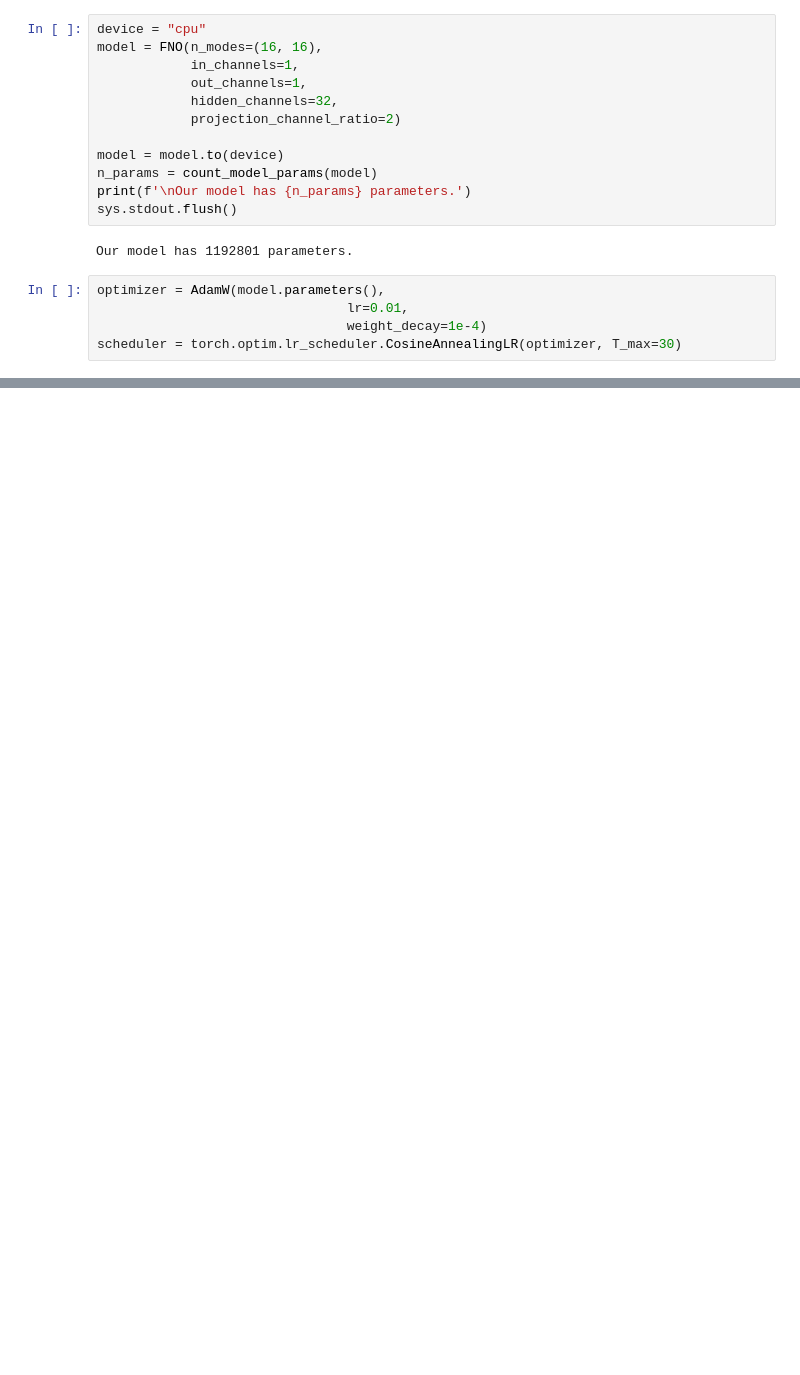
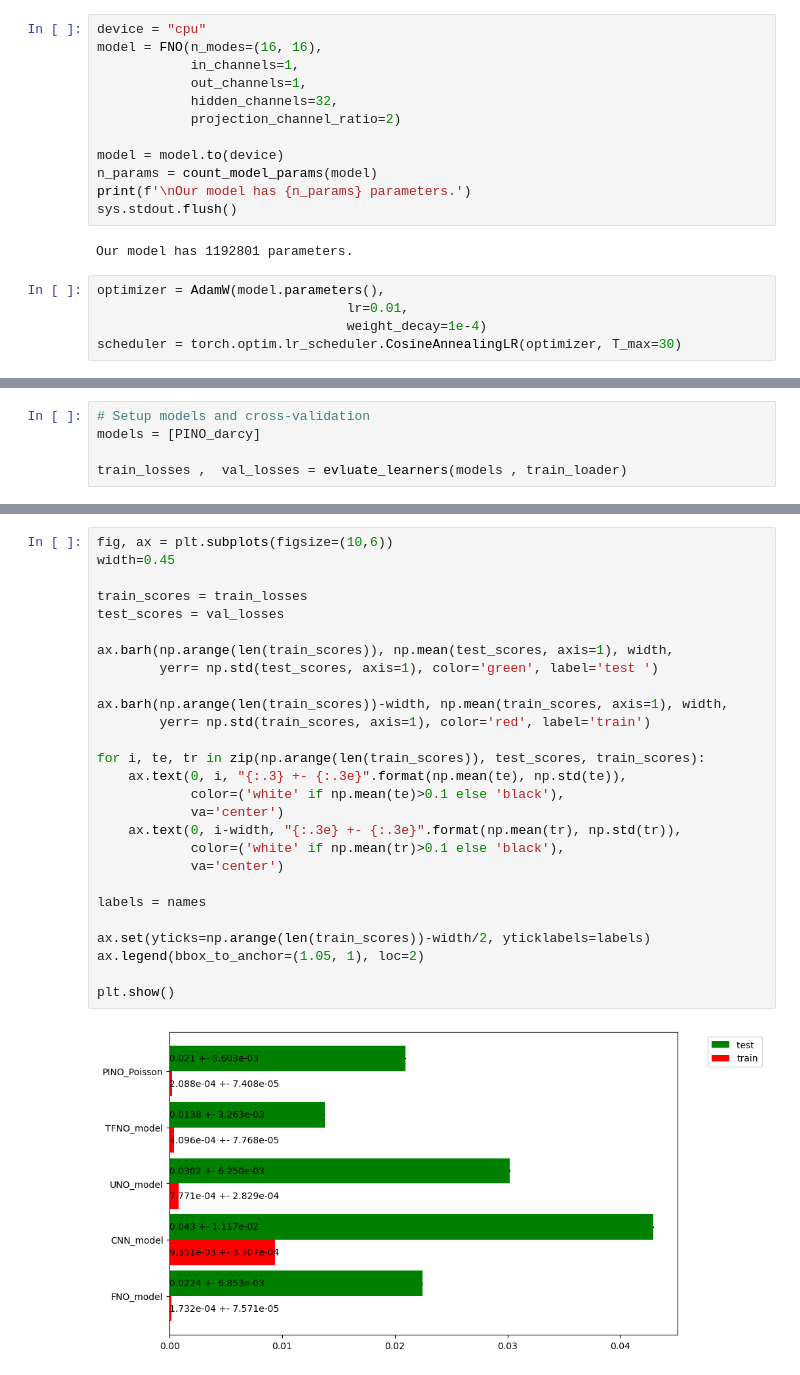
Before and after one commit to Mohammed-khlifi/NeuralPDE-Solver, a Jupyter notebook: FNO.ipynb, the cells around one changed output, grey strips where cells are left out. Cells and saved outputs as stored; diff of their text form; blank space fills up the shorter version.

```diff
--- a/FNO.ipynb
+++ b/FNO.ipynb
@@ -1060,0 +558,5 @@ display(results_df)
+# %%
+# Setup models and cross-validation
+models = [PINO_darcy]
+
+train_losses ,  val_losses = evluate_learners(models , train_loader)
@@ -1060,0 +673,29 @@ display(results_df)
+# %%
+fig, ax = plt.subplots(figsize=(10,6))
+width=0.45
+
+train_scores = train_losses
+test_scores = val_losses
+
+ax.barh(np.arange(len(train_scores)), np.mean(test_scores, axis=1), width,
+        yerr= np.std(test_scores, axis=1), color='green', label='test ')
+
+ax.barh(np.arange(len(train_scores))-width, np.mean(train_scores, axis=1), width,
+        yerr= np.std(train_scores, axis=1), color='red', label='train')
+
+for i, te, tr in zip(np.arange(len(train_scores)), test_scores, train_scores):
+    ax.text(0, i, "{:.3} +- {:.3e}".format(np.mean(te), np.std(te)),
+            color=('white' if np.mean(te)>0.1 else 'black'),
+            va='center')
+    ax.text(0, i-width, "{:.3e} +- {:.3e}".format(np.mean(tr), np.std(tr)),
+            color=('white' if np.mean(tr)>0.1 else 'black'),
+            va='center')
+
+labels = names
+
+ax.set(yticks=np.arange(len(train_scores))-width/2, yticklabels=labels)
+ax.legend(bbox_to_anchor=(1.05, 1), loc=2)
+
+plt.show()
+# %% [output]
+[figure, added]
```
Also changed, not shown: parts of 34 cells of this notebook, 29 other files.
